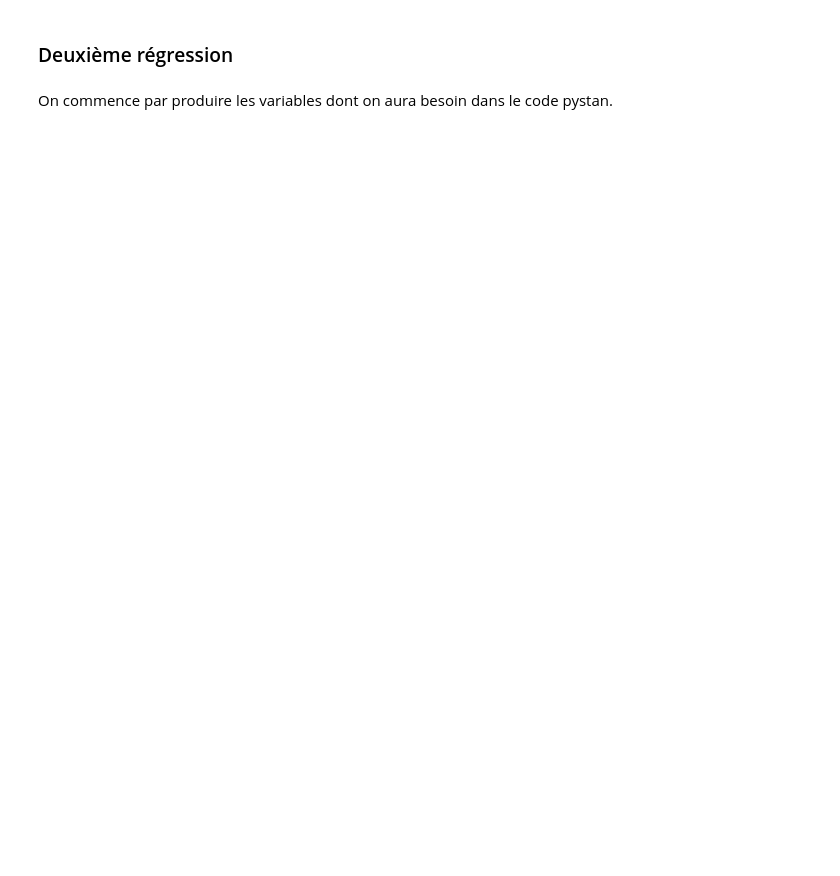
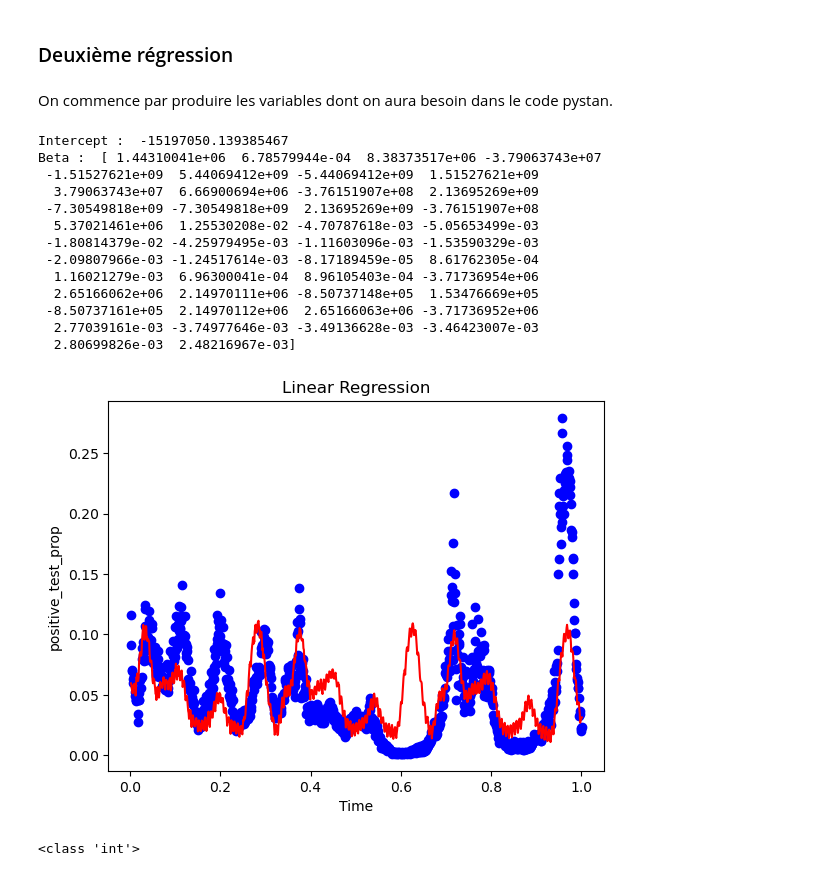
Before and after one commit to Jeremstar/business_is_business, a Jupyter notebook: Notebook_final.ipynb, the cells around one changed output. Cells and saved outputs as stored; diff of their text form; code cells hidden in the pictures; blank space fills up the shorter version.

```diff
--- a/Notebook_final.ipynb
+++ b/Notebook_final.ipynb
@@ -542,25 +423,37 @@ df["positive_test_prop"] = df["daily_cases"] / df["new_virus_test"]
 # %%
 #Regression linéaire simple pour theta 2:
 X = mat_design
-y = df["positive_test_prop"]
-model = LinearRegression().fit(X, y)
+p = df["positive_test_prop"]
+model = LinearRegression().fit(X, p)
 
 epsilon = model.intercept_
 theta2 = model.coef_
 
 print("Intercept : ",epsilon)
 print("Beta : ", theta2)
-
-T = df.shape[0]
-t = np.array(df.index).reshape(-1, 1) / T
 
 
 plt.scatter(t, df["positive_test_prop"], color='blue')
 plt.plot(t, model.predict(X), color='red')
 plt.xlabel('Time')
 plt.ylabel('positive_test_prop')
 plt.title('Linear Regression')
 plt.show()
+# %% [output]
+Intercept :  -15197050.139385467
+Beta :  [ 1.44310041e+06  6.78579944e-04  8.38373517e+06 -3.79063743e+07
+ -1.51527621e+09  5.44069412e+09 -5.44069412e+09  1.51527621e+09
+  3.79063743e+07  6.66900694e+06 -3.76151907e+08  2.13695269e+09
+ -7.30549818e+09 -7.30549818e+09  2.13695269e+09 -3.76151907e+08
+  5.37021461e+06  1.25530208e-02 -4.70787618e-03 -5.05653499e-03
+ -1.80814379e-02 -4.25979495e-03 -1.11603096e-03 -1.53590329e-03
+ -2.09807966e-03 -1.24517614e-03 -8.17189459e-05  8.61762305e-04
+  1.16021279e-03  6.96300041e-04  8.96105403e-04 -3.71736954e+06
+  2.65166062e+06  2.14970111e+06 -8.50737148e+05  1.53476669e+05
+ -8.50737161e+05  2.14970112e+06  2.65166063e+06 -3.71736952e+06
+  2.77039161e-03 -3.74977646e-03 -3.49136628e-03 -3.46423007e-03
+  2.80699826e-03  2.48216967e-03]
+[figure, added]
 # %%
 #génération du sigma 2 de sorte que log(sigma2) suive une gaussienne centrée
 sigma2 = np.random.normal(loc=0, scale=np.sqrt(0.5))
@@ -580,3 +461,16 @@ print(sessions)
+# %%
+#on devrait injecter le nombre de tests réalisés (ie de sessions) estimé lors de la régression 1
+#tant qu'on n'en dispose pas, on génère des données au hasard
+
+import random
+
+sessions = []
+for i in range(1065):
+    sessions.append(random.randint(1, 100000))
+
+print(type(sessions[1]))
+# %% [output]
+<class 'int'>
 # %%
 #On construit proprement la variable à expliquer dans la deuxième régression
 daily_cases_int = [int(nombre) for nombre in df["daily_cases"].values.tolist()]
```
Also changed, not shown: parts of 19 cells of this notebook.
